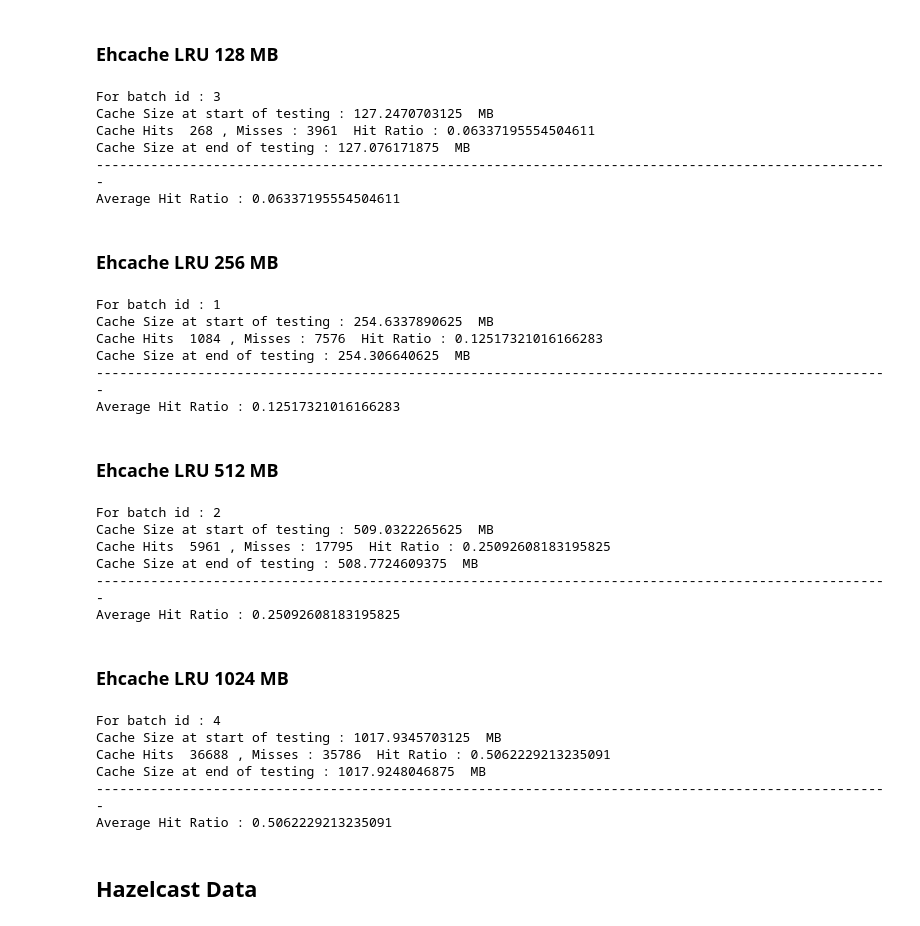
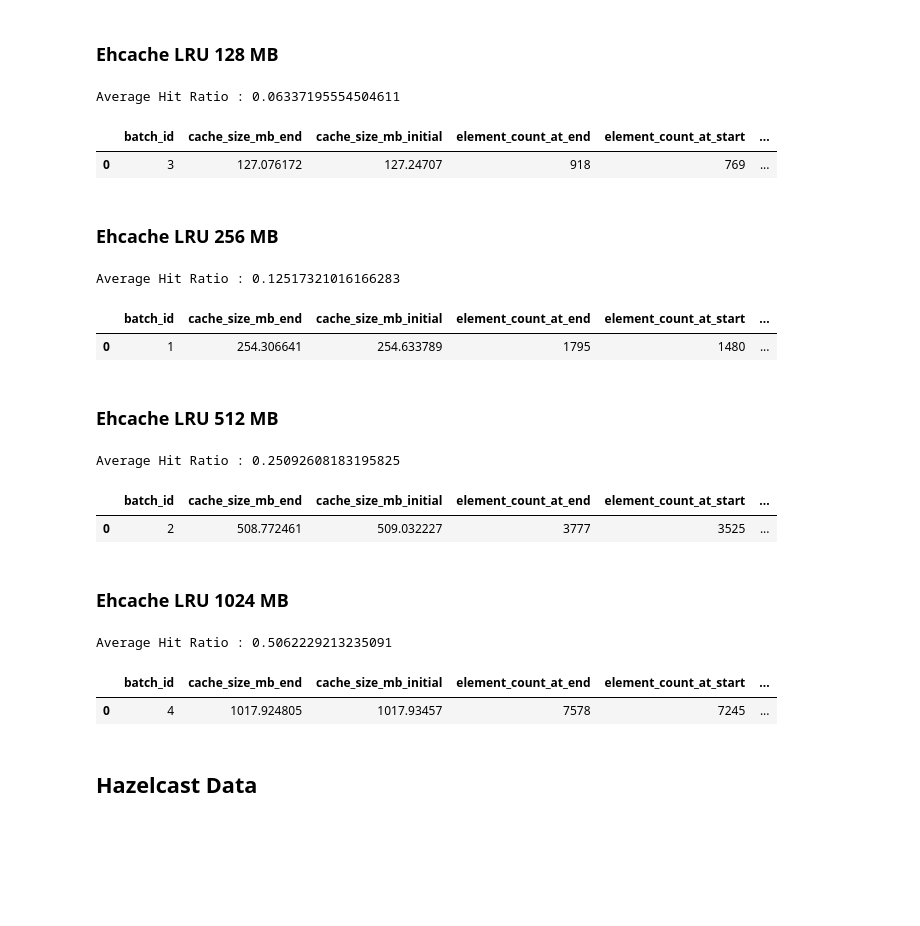
Before and after one commit to 1carew1/cachingrest_data_investigation, a Jupyter notebook: Cachingrest_Data_Investigation.ipynb, the cells around one changed output. Cells and saved outputs as stored; diff of their text form; code cells hidden in the pictures; blank space fills up the shorter version.

```diff
--- a/Cachingrest_Data_Investigation.ipynb
+++ b/Cachingrest_Data_Investigation.ipynb
@@ -232,46 +260,38 @@ batch_df = read_full_db_table("batch")
 ### Ehcache LRU 128 MB
 # %%
 ehcache_lru_128_data = crunch_the_data("ehcache", 128, "LRU")
+ehcache_lru_128_data["agg_df"]
 # %% [output]
-For batch id : 3
-Cache Size at start of testing : 127.2470703125  MB
-Cache Hits  268 , Misses : 3961  Hit Ratio : 0.06337195554504611
-Cache Size at end of testing : 127.076171875  MB
-------------------------------------------------------------------------------------------------------
 Average Hit Ratio : 0.06337195554504611
+|  | batch_id | cache_size_mb_end | cache_size_mb_initial | element_count_at_end | element_count_at_start | ... |
+| 0 | 3 | 127.076172 | 127.24707 | 918 | 769 | ... |
 # %% [markdown]
 ### Ehcache LRU 256 MB
 # %%
 ehcache_lru_256_data = crunch_the_data("ehcache", 256, "LRU")
+ehcache_lru_256_data["agg_df"]
 # %% [output]
-For batch id : 1
-Cache Size at start of testing : 254.6337890625  MB
-Cache Hits  1084 , Misses : 7576  Hit Ratio : 0.12517321016166283
-Cache Size at end of testing : 254.306640625  MB
-------------------------------------------------------------------------------------------------------
 Average Hit Ratio : 0.12517321016166283
+|  | batch_id | cache_size_mb_end | cache_size_mb_initial | element_count_at_end | element_count_at_start | ... |
+| 0 | 1 | 254.306641 | 254.633789 | 1795 | 1480 | ... |
 # %% [markdown]
 ### Ehcache LRU 512 MB
 # %%
 ehcache_lru_512_data = crunch_the_data("ehcache", 512, "LRU")
+ehcache_lru_512_data["agg_df"]
 # %% [output]
-For batch id : 2
-Cache Size at start of testing : 509.0322265625  MB
-Cache Hits  5961 , Misses : 17795  Hit Ratio : 0.25092608183195825
-Cache Size at end of testing : 508.7724609375  MB
-------------------------------------------------------------------------------------------------------
 Average Hit Ratio : 0.25092608183195825
+|  | batch_id | cache_size_mb_end | cache_size_mb_initial | element_count_at_end | element_count_at_start | ... |
+| 0 | 2 | 508.772461 | 509.032227 | 3777 | 3525 | ... |
 # %% [markdown]
 ### Ehcache LRU 1024 MB
 # %%
 ehcache_lru_1024_data = crunch_the_data("ehcache", 1024, "LRU")
+ehcache_lru_1024_data["agg_df"]
 # %% [output]
-For batch id : 4
-Cache Size at start of testing : 1017.9345703125  MB
-Cache Hits  36688 , Misses : 35786  Hit Ratio : 0.5062229213235091
-Cache Size at end of testing : 1017.9248046875  MB
-------------------------------------------------------------------------------------------------------
 Average Hit Ratio : 0.5062229213235091
+|  | batch_id | cache_size_mb_end | cache_size_mb_initial | element_count_at_end | element_count_at_start | ... |
+| 0 | 4 | 1017.924805 | 1017.93457 | 7578 | 7245 | ... |
 # %% [markdown]
 ## Hazelcast Data
 # %% [markdown]
```
Also changed, not shown: parts of 25 cells of this notebook.
